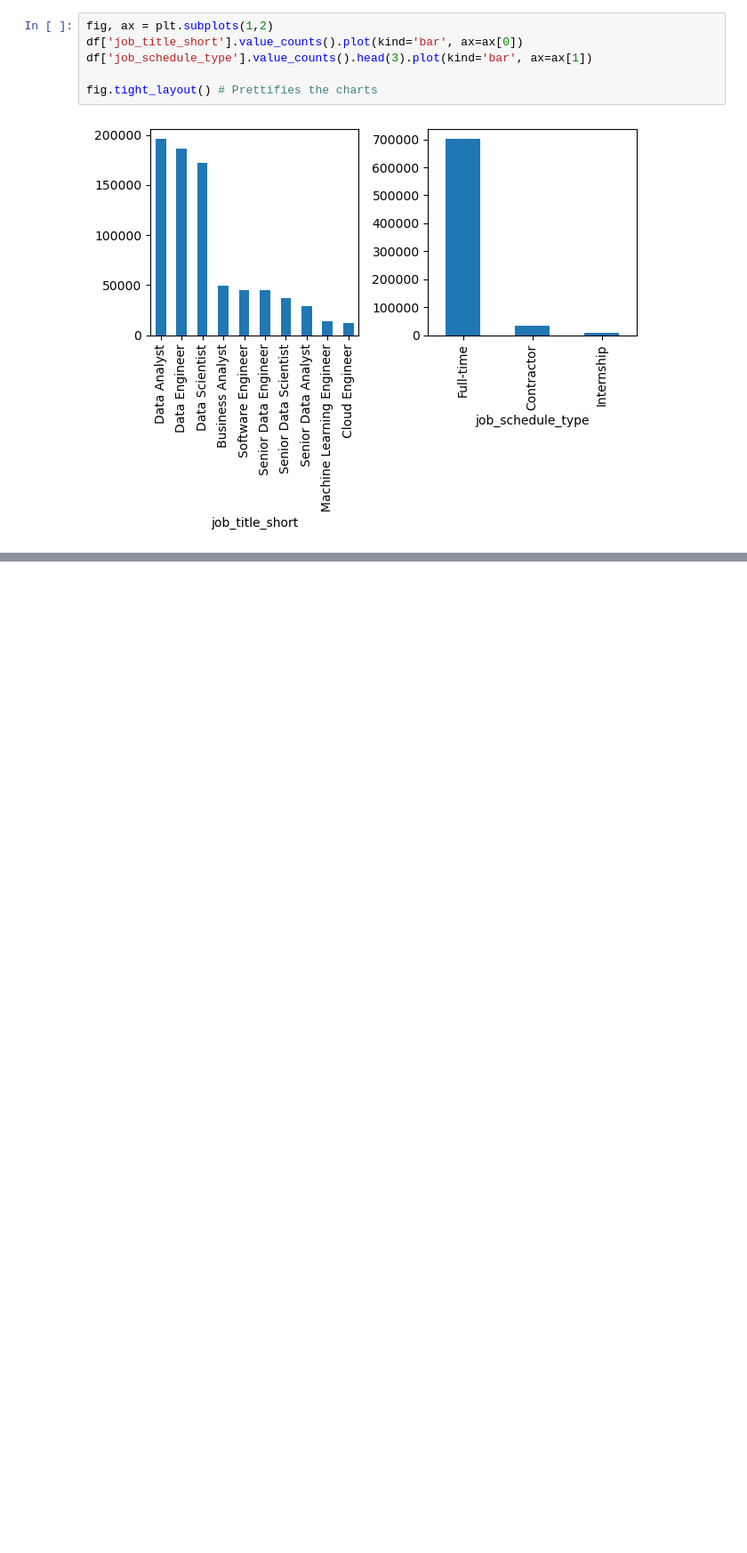
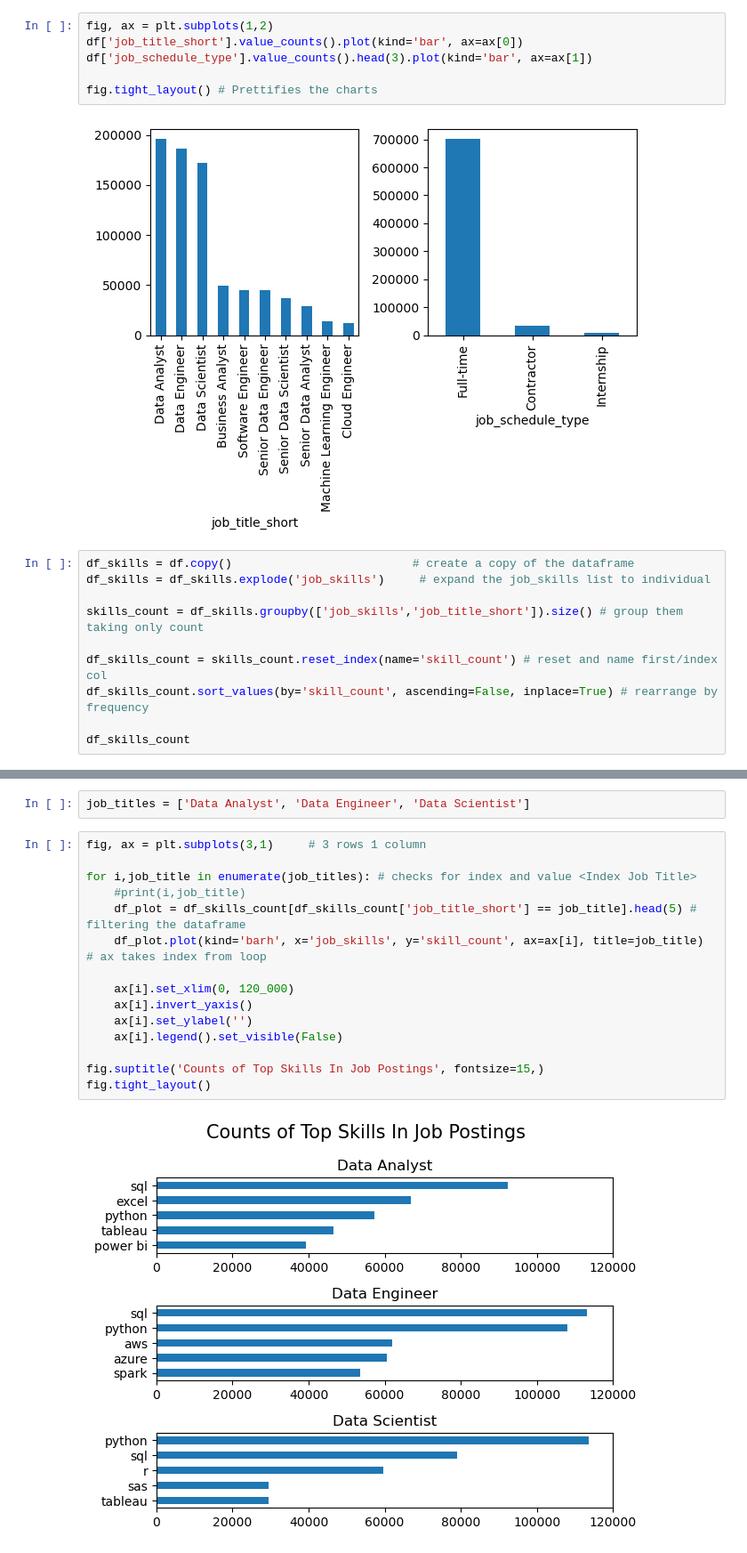
Before and after one commit to okiromosh/Learning-Python-Data, a Jupyter notebook: Python Matplotlib 2_ Subplots.ipynb, the cells around one changed output, grey strips where cells are left out. Shown: that part at 89% size. Drawn from its saved outputs; the diff is of its cells as text; blank space fills up the shorter version.

```diff
--- a/Python Matplotlib 2_ Subplots.ipynb
+++ b/Python Matplotlib 2_ Subplots.ipynb
@@ -38,3 +38,13 @@ df['job_schedule_type'].value_counts().head(3).plot(kind='bar', ax=ax[1])
 fig.tight_layout() # Prettifies the charts
 # %% [output]
 [figure]
+# %%
+df_skills = df.copy()                          # create a copy of the dataframe
+df_skills = df_skills.explode('job_skills')     # expand the job_skills list to individual
+
+skills_count = df_skills.groupby(['job_skills','job_title_short']).size() # group them taking only count
+
+df_skills_count = skills_count.reset_index(name='skill_count') # reset and name first/index col
+df_skills_count.sort_values(by='skill_count', ascending=False, inplace=True) # rearrange by frequency
+
+df_skills_count
@@ -40,0 +65,19 @@ fig.tight_layout() # Prettifies the charts
+# %%
+job_titles = ['Data Analyst', 'Data Engineer', 'Data Scientist']
+# %%
+fig, ax = plt.subplots(3,1)     # 3 rows 1 column
+
+for i,job_title in enumerate(job_titles): # checks for index and value <Index Job Title>
+    #print(i,job_title)
+    df_plot = df_skills_count[df_skills_count['job_title_short'] == job_title].head(5) # filtering the dataframe
+    df_plot.plot(kind='barh', x='job_skills', y='skill_count', ax=ax[i], title=job_title) # ax takes index from loop
+
+    ax[i].set_xlim(0, 120_000)
+    ax[i].invert_yaxis()
+    ax[i].set_ylabel('')
+    ax[i].legend().set_visible(False)
+
+fig.suptitle('Counts of Top Skills In Job Postings', fontsize=15,)
+fig.tight_layout()
+# %% [output]
+[figure, added]
```
Also changed, not shown: parts of 1 cell of this notebook, 1 other file.
